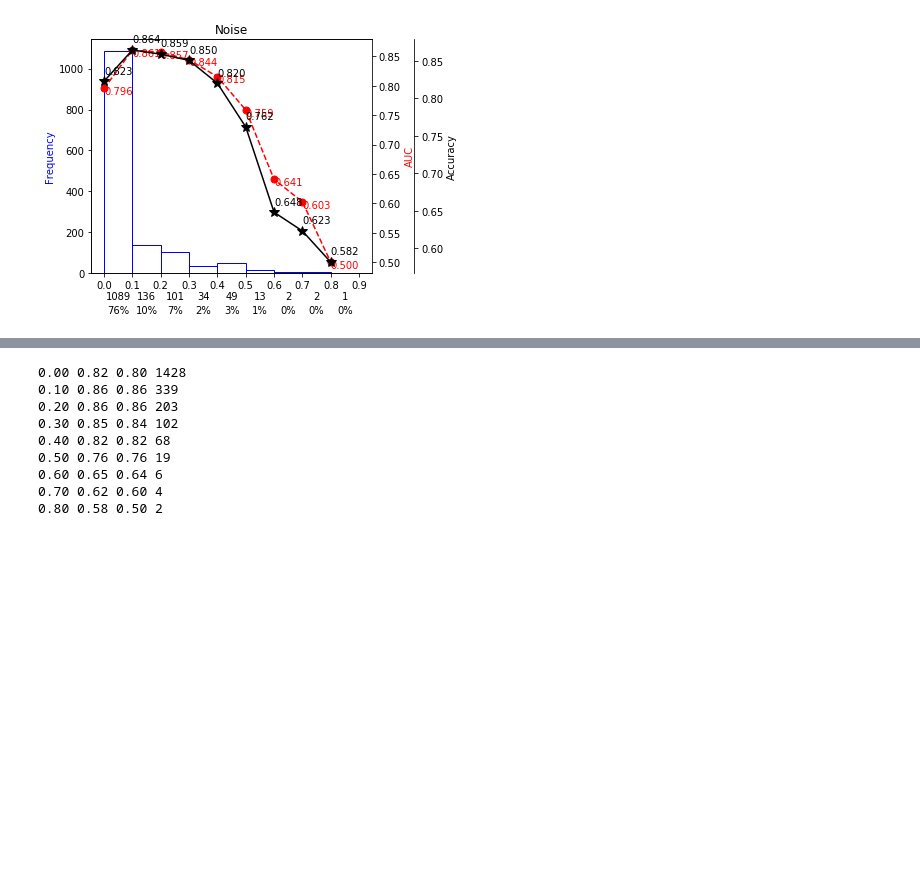
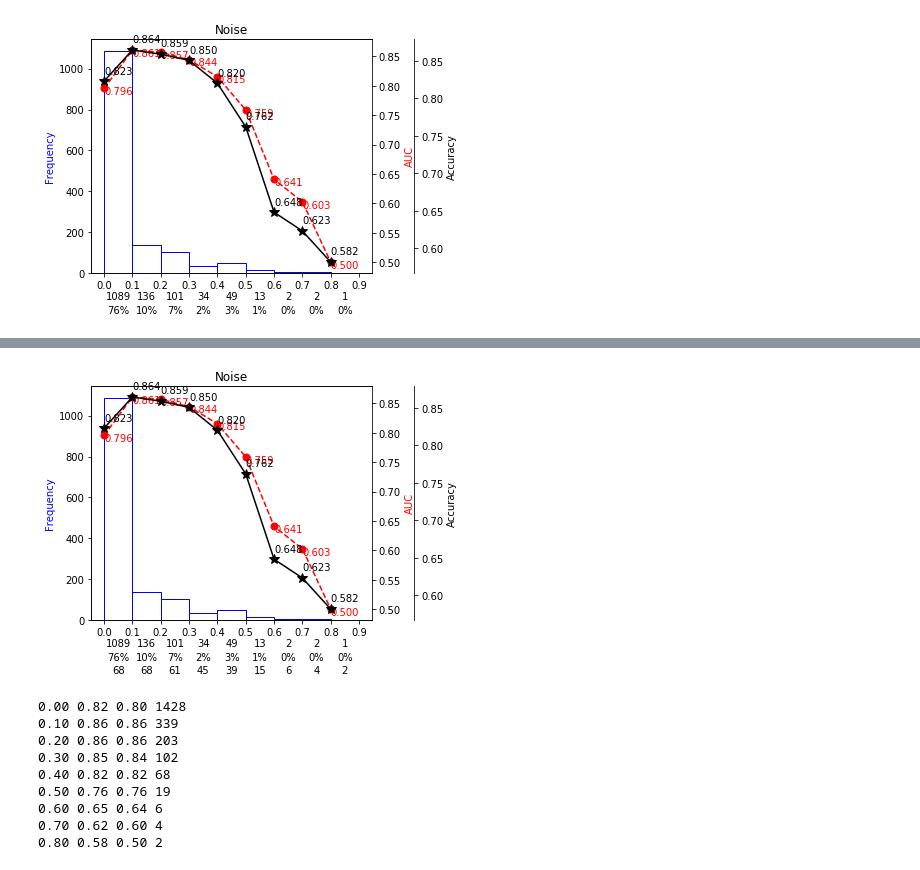
Before and after one commit to msultanmahmud/EEG_Analysis, a Jupyter notebook: Stability_selection_v1/Stability_noise_Rank_Feat_Visual_SV_Fsc_same_th_Final_re_v2.ipynb, the cells around one changed output, grey strips where cells are left out. Drawn from its saved outputs; the diff is of its cells as text; code cells hidden in the pictures; blank space fills up the shorter version.

```diff
--- a/Stability_selection_v1/Stability_noise_Rank_Feat_Visual_SV_Fsc_same_th_Final_re_v2.ipynb
+++ b/Stability_selection_v1/Stability_noise_Rank_Feat_Visual_SV_Fsc_same_th_Final_re_v2.ipynb
@@ -659,3 +661,100 @@ plt.show()
+# %%
+# roisc=[68,68,16,6,24,9,2,2,1]
+roisn=[68,68,61,45,39,15,6,4,2]
+from matplotlib.ticker import FormatStrFormatter
+Th_2_Bins=np.asarray(Bins)
+data=clf.scores_
+fig, ax = plt.subplots()
+fig.subplots_adjust(right=0.75)
+#counts, bins, patches = ax.hist(data,10 ,edgecolor='gray')
+counts, bins, patches = ax.hist(data,bins=np.round(0.1*np.arange(0,10),2),facecolor="None",edgecolor='blue', lw=1)
+# Set the ticks to be at the edges of the bins.
+ax.set_xticks(bins)
+# Set the xaxis's tick labels to be formatted with 1 decimal place...
+ax.xaxis.set_major_formatter(FormatStrFormatter('%0.1f'))
+
+
+bin_centers = 0.5 * np.diff(bins) + bins[:-1]
+
+#show % value
+for count, x,rois in zip(counts, bin_centers,roisn):
+    # Label the raw counts
+    ax.annotate(int(count), xy=(x, 0), xycoords=('data', 'axes fraction'),
+        xytext=(0, -18), textcoords='offset points', va='top', ha='center')
+
+    # Label the percentages
+    percent = '%0.0f%%' % (100 * float(count) / counts.sum())
+    ax.annotate(percent, xy=(x, 0), xycoords=('data', 'axes fraction'),
+        xytext=(0, -32), textcoords='offset points', va='top', ha='center')
+    # ROIs
+    ax.annotate(rois, xy=(x, 0), xycoords=('data', 'axes fraction'),
+    xytext=(0, -45), textcoords='offset points', va='top', ha='center')
+
+    # Give ourselves some more room at the bottom of the plot
+
+ax2 = ax.twinx()
+ax2.plot(Th_2_Bins,AUC_Th2, color='red',ls='dashed' )#,THbin,CCC_Per)
+ax2.set_frame_on(False)
+ax2.set_ylabel('AUC', color='red')
+ax2.patch.set_visible(False)
+for i,j in zip(Th_2_Bins,AUC_Th2):
+    #ax2.annotate(("%.2f" % j),xy=(i+0.04,j-0.01), color ='red') ##############################
+    ax2.annotate(("%.3f" % j),xy=(i,j-0.01), color ='red') ##############################
+    ax2.plot(i,j, marker='o', markersize=7, color="red")
+
+
+
+ax3 = ax.twinx()
+ax3.plot(Th_2_Bins,ACC_Th2, color='black')#,THbin,CCC_Per)
+ax3.set_frame_on(False)
+ax3.set_ylabel('Accuracy', color='black')
+
+
+
+
+
+
+for i,j in zip(Th_2_Bins,ACC_Th2):
+     #ax3.annotate(("%0.2f" % j),xy=(i-0.05,j), color='black')
+    #ax3.annotate(("%0.2f" % j),xy=(i-0.1,j), color='black')##################################
+    ax3.annotate(("%0.3f" % j),xy=(i,j+0.01), color='black')##################################
+    ax3.plot(i,j, marker='*', markersize=10, color="black")
+    #ax3.annotate(("%0.2f,%0.2f" % (i,j)),xy=(i-0.05,j), color='green')
+    #ax3.annotate(("%0.3f" %j),xy=(i,j), color='green')
+
+
+
+
+
+
+# Move the last y-axis spine over to the right by 20% of the width of the axes
+ax3.spines['right'].set_position(('axes', 1.15))
+ax3.spines['right'].set_visible(True)
+
+# To make the border of the right-most axis visible, we need to turn the frame
+# on. This hides the other plots, however, so we need to turn its fill off.
+ax3.set_frame_on(True)
+ax3.patch.set_visible(False)
+
+
+#ax.plot(bins,np.linspace(0,1,11))
+plt.subplots_adjust(bottom=0.15)
+plt.grid(False,which='both')
+ax.set_ylabel('Frequency')
+ax.yaxis.label.set_color('Blue')
+plt.title("Noise")
+plt.tight_layout()
+# #Save the image
+
+filename='StabilitySelection_noise'
+save_format='png'
+#print filename+'.'+save_format
+#pp='home/ralfahad/Pictures'
+#plt.savefig(filename+'.'+save_format,dpi=100)
+plt.savefig(filename+'.'+save_format,dpi=300, bbox_inches='tight')
+plt.show()
+# %% [output]
+[figure, added]
 # %%
 # for i,j in zip(Th_2_Bins,AUC_Th2):
 #     print i,j
```
Also changed, not shown: parts of 5 cells of this notebook, 7 other files.
